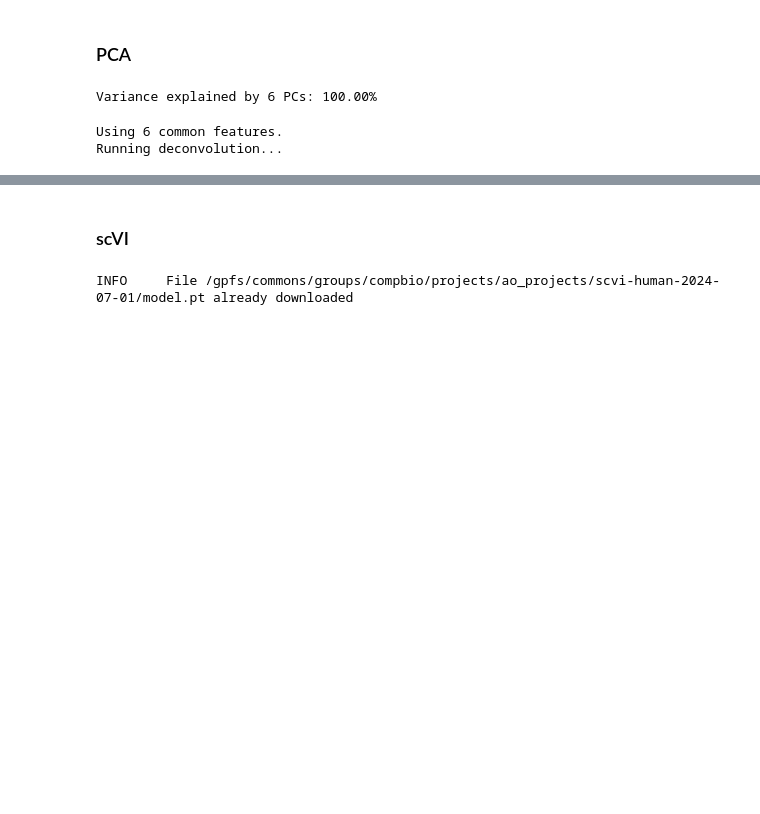
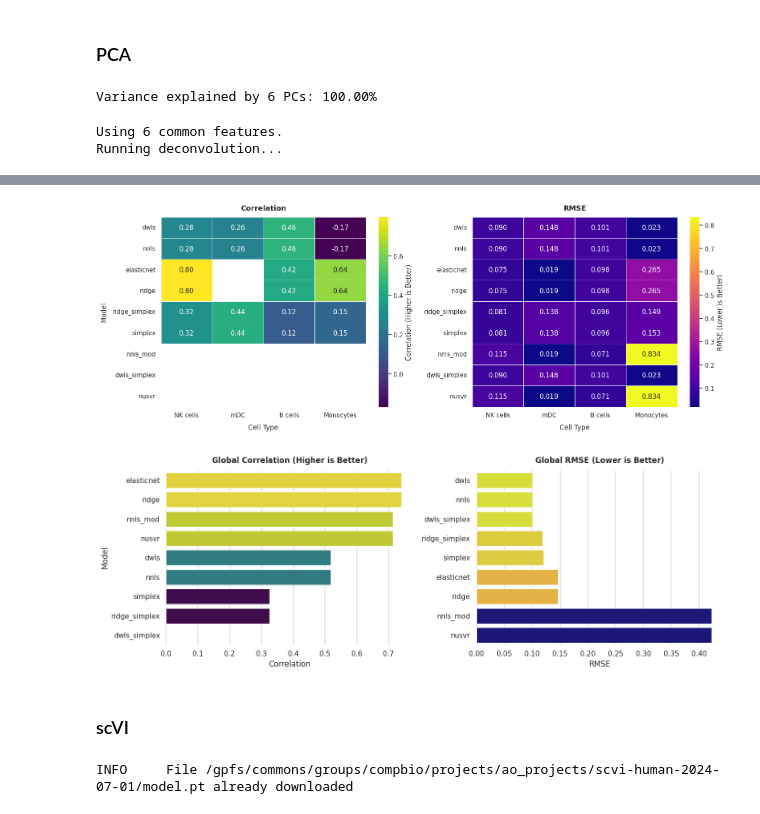
Before and after one commit to Eastmanmd/DECONVersation, a Jupyter notebook: tutorials/extracting_embeddings_from_bulk_all_solvers.ipynb, the cells around one changed output, grey strips where cells are left out. Cells and saved outputs as stored; diff of their text form; code cells hidden in the pictures; blank space fills up the shorter version.

```diff
--- a/tutorials/extracting_embeddings_from_bulk_all_solvers.ipynb
+++ b/tutorials/extracting_embeddings_from_bulk_all_solvers.ipynb
@@ -116,0 +285,6 @@ results = run_all_deconv(bulk_df=bulk_pc.T,
+# %%
+ground_truth = pd.read_csv("/gpfs/commons/groups/compbio/projects/rf_projects/deconv_data/deconvBench/bulk/hoek/hoek_facs.csv",
+                          index_col=0)
+
+ground_truth = ground_truth.T
+ground_truth.head()
@@ -117,3 +298,8 @@ results = run_all_deconv(bulk_df=bulk_pc.T,
+# %%
+plot_solver_benchmarks(results, ground_truth)
+# %% [output]
+[figure, added]
+[figure, added]
 # %% [markdown]
 ### scVI
 # %%
```
Also changed, not shown: parts of 27 cells of this notebook, 1 other file.
